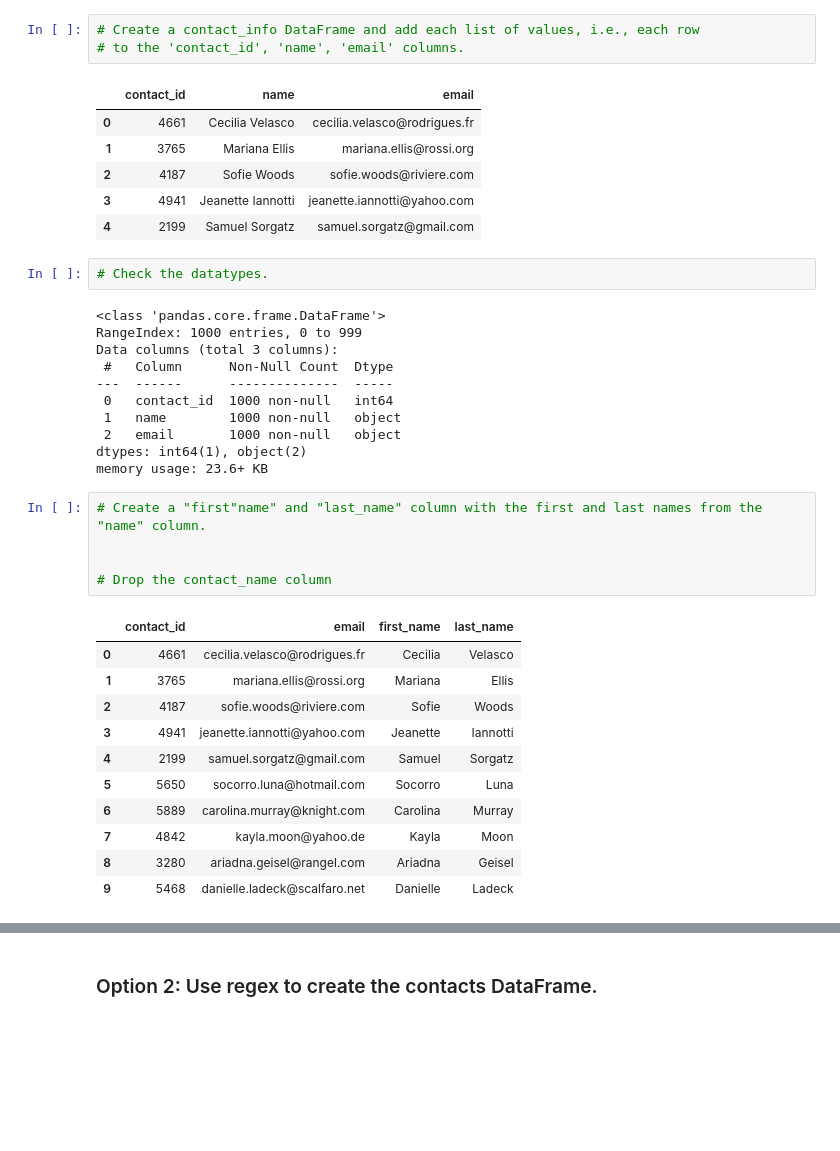
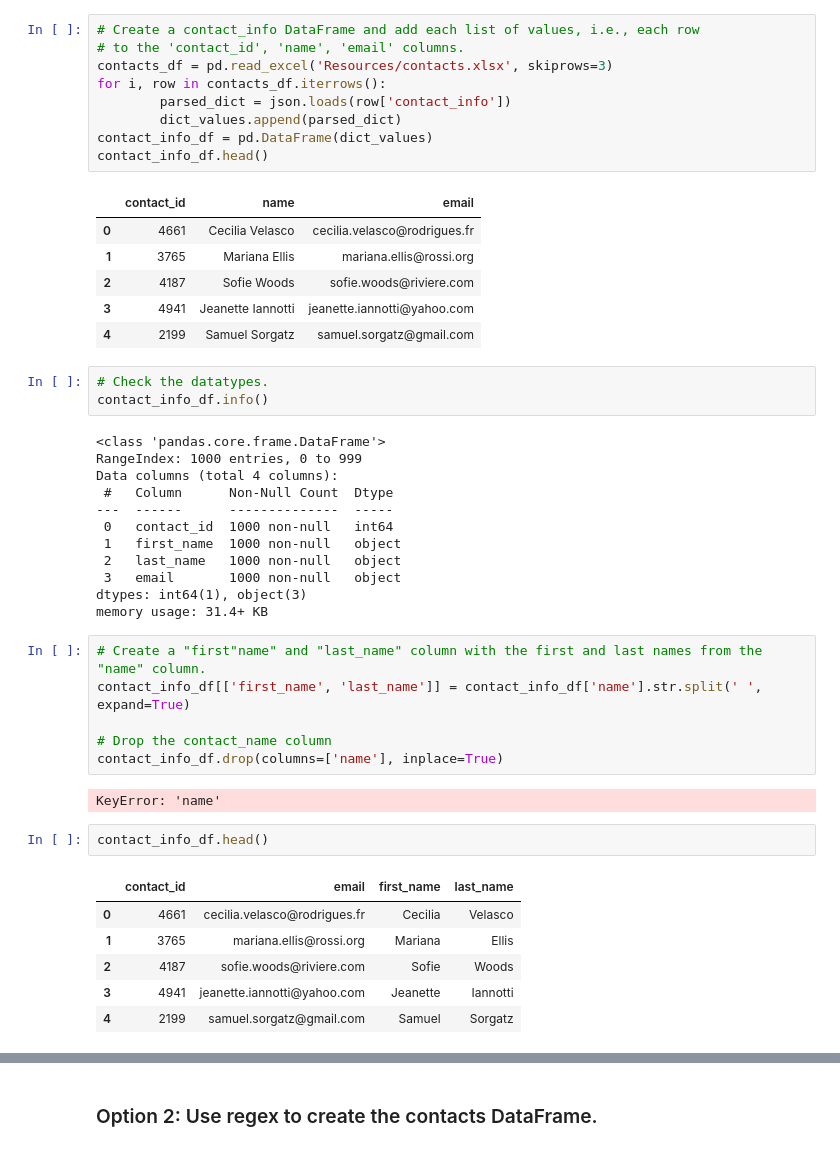
Before and after one commit to xmithieuci/Crowdfunding_ETL, a Jupyter notebook: Project_2/ETL_Mini_Project_HPrajapati_JPuchero.ipynb, the cells around one changed output, grey strips where cells are left out. Saved outputs shown, nothing was run; the diff lists cells and outputs as text; blank space fills up the shorter version.

```diff
--- a/Project_2/ETL_Mini_Project_HPrajapati_JPuchero.ipynb
+++ b/Project_2/ETL_Mini_Project_HPrajapati_JPuchero.ipynb
@@ -329,6 +327,12 @@ print(dict_values)
 # %%
 # Create a contact_info DataFrame and add each list of values, i.e., each row
 # to the 'contact_id', 'name', 'email' columns.
+contacts_df = pd.read_excel('Resources/contacts.xlsx', skiprows=3)
+for i, row in contacts_df.iterrows():
+        parsed_dict = json.loads(row['contact_info'])
+        dict_values.append(parsed_dict)
+contact_info_df = pd.DataFrame(dict_values)
+contact_info_df.head()
 # %% [output]
 |  | contact_id | name | email |
 | 0 | 4661 | Cecilia Velasco | cecilia.velasco@rodrigues.fr |
@@ -338,33 +342,35 @@ print(dict_values)
 | 4 | 2199 | Samuel Sorgatz | samuel.sorgatz@gmail.com |
 # %%
 # Check the datatypes.
+contact_info_df.info()
 # %% [output]
 <class 'pandas.core.frame.DataFrame'>
 RangeIndex: 1000 entries, 0 to 999
-Data columns (total 3 columns):
+Data columns (total 4 columns):
  #   Column      Non-Null Count  Dtype
 ---  ------      --------------  -----
  0   contact_id  1000 non-null   int64
- 1   name        1000 non-null   object
- 2   email       1000 non-null   object
-dtypes: int64(1), object(2)
-memory usage: 23.6+ KB
+ 1   first_name  1000 non-null   object
+ 2   last_name   1000 non-null   object
+ 3   email       1000 non-null   object
+dtypes: int64(1), object(3)
+memory usage: 31.4+ KB
 # %%
 # Create a "first"name" and "last_name" column with the first and last names from the "name" column.
-
+contact_info_df[['first_name', 'last_name']] = contact_info_df['name'].str.split(' ', expand=True)
 
 # Drop the contact_name column
+contact_info_df.drop(columns=['name'], inplace=True)
 # %% [output]
-|  | contact_id | email | first_name | last_name |
-| 0 | 4661 | cecilia.velasco@rodrigues.fr | Cecilia | Velasco |
-| 1 | 3765 | mariana.ellis@rossi.org | Mariana | Ellis |
-| 2 | 4187 | sofie.woods@riviere.com | Sofie | Woods |
-| 3 | 4941 | jeanette.iannotti@yahoo.com | Jeanette | Iannotti |
-| 4 | 2199 | samuel.sorgatz@gmail.com | Samuel | Sorgatz |
-| 5 | 5650 | socorro.luna@hotmail.com | Socorro | Luna |
-| 6 | 5889 | carolina.murray@knight.com | Carolina | Murray |
-| 7 | 4842 | kayla.moon@yahoo.de | Kayla | Moon |
-| 8 | 3280 | ariadna.geisel@rangel.com | Ariadna | Geisel |
-| 9 | 5468 | danielle.ladeck@scalfaro.net | Danielle | Ladeck |
+KeyError: 'name'
+# %%
+contact_info_df.head()
+# %% [output]
+|  | contact_id | email | first_name | last_name |
+| 0 | 4661 | cecilia.velasco@rodrigues.fr | Cecilia | Velasco |
+| 1 | 3765 | mariana.ellis@rossi.org | Mariana | Ellis |
+| 2 | 4187 | sofie.woods@riviere.com | Sofie | Woods |
+| 3 | 4941 | jeanette.iannotti@yahoo.com | Jeanette | Iannotti |
+| 4 | 2199 | samuel.sorgatz@gmail.com | Samuel | Sorgatz |
 # %%
 # Reorder the columns
```
Also changed, not shown: parts of 17 cells of this notebook.
